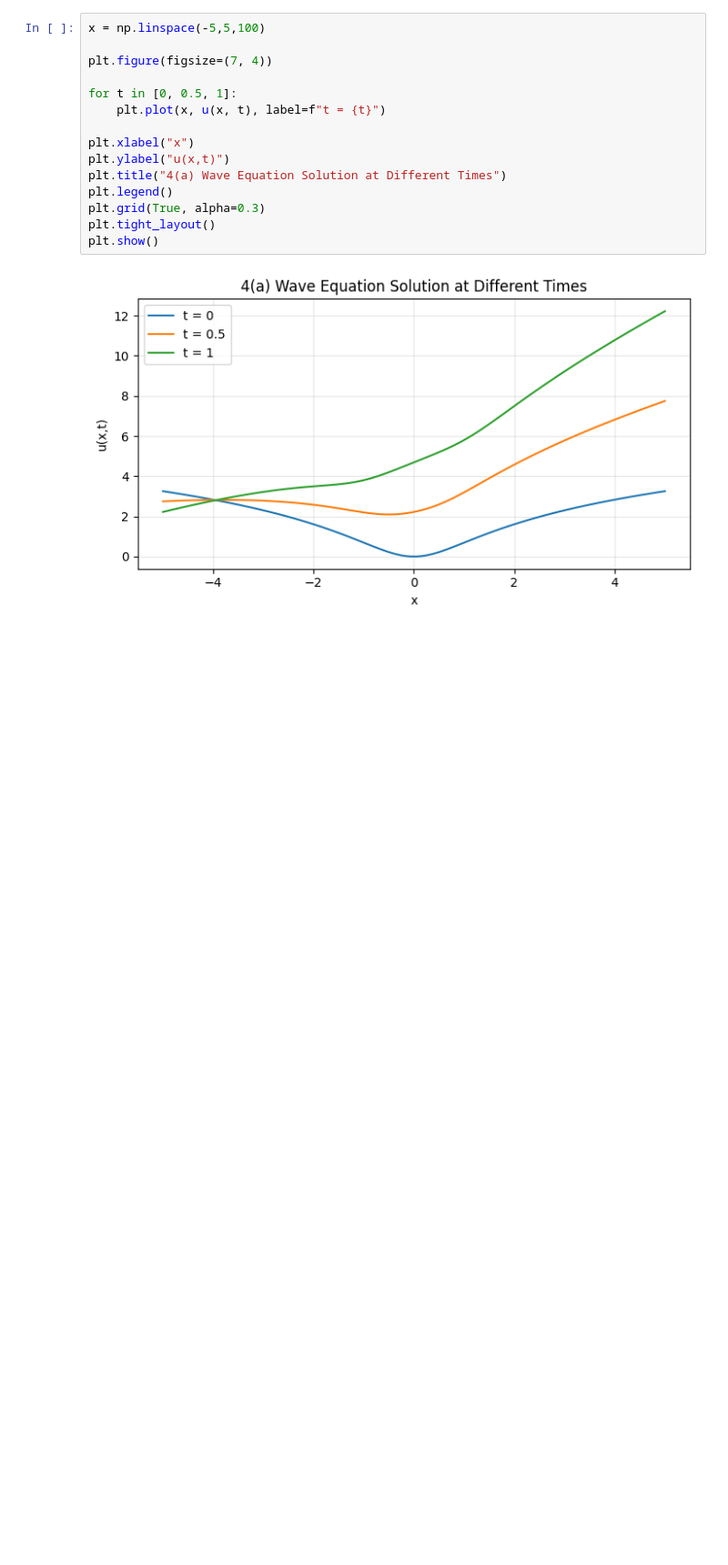
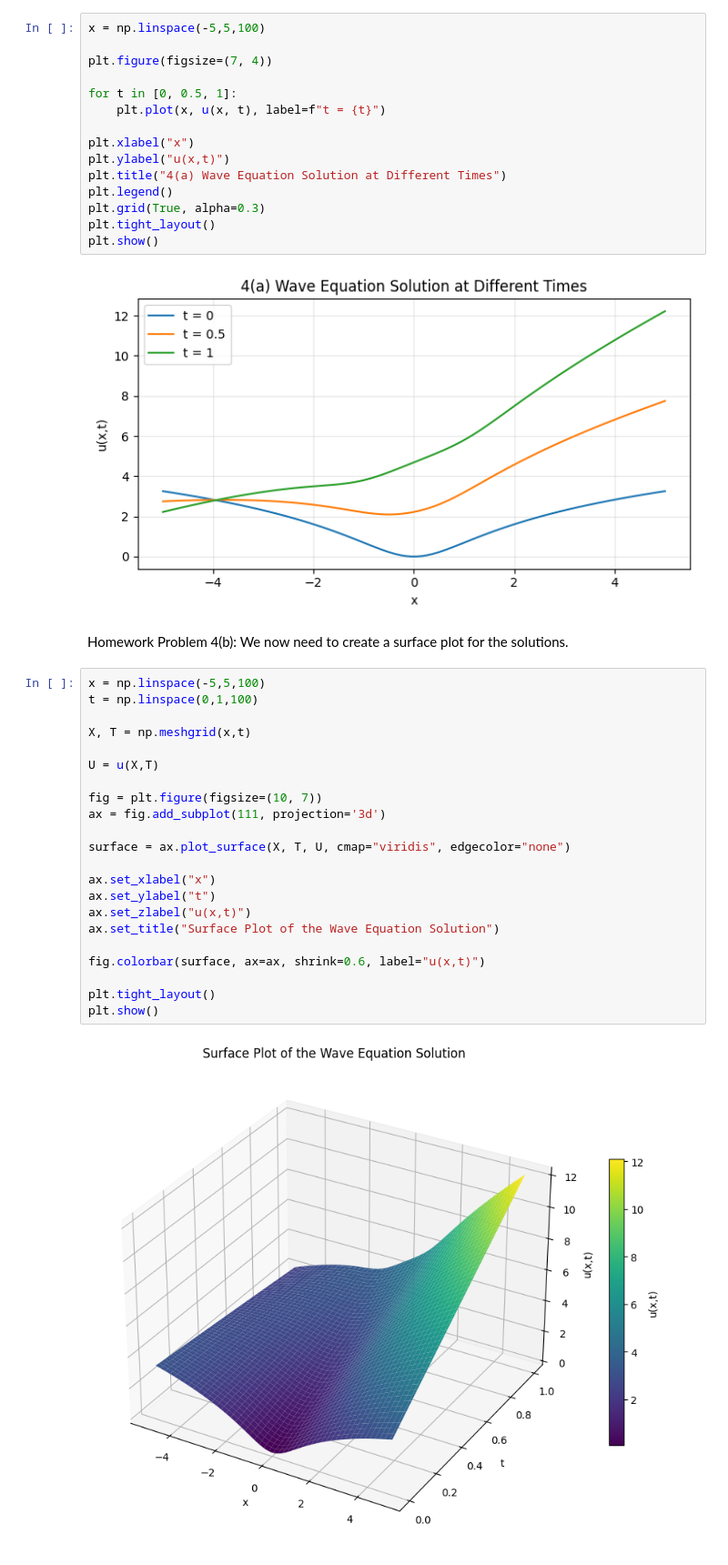
Before and after one commit to maxmartin40/MATH-5440-Code, a Jupyter notebook: Homework1.ipynb, the cells around one changed output. Shown at 91% size. Drawn from its saved outputs; the diff is of its cells as text; blank space fills up the shorter version.

Commit message:
Graph surface plot

```diff
--- a/Homework1.ipynb
+++ b/Homework1.ipynb
@@ -29,3 +29,29 @@ plt.tight_layout()
 plt.show()
 # %% [output]
 [figure]
+# %% [markdown]
+Homework Problem 4(b): We now need to create a surface plot for the solutions.
+# %%
+x = np.linspace(-5,5,100)
+t = np.linspace(0,1,100)
+
+X, T = np.meshgrid(x,t)
+
+U = u(X,T)
+
+fig = plt.figure(figsize=(10, 7))
+ax = fig.add_subplot(111, projection='3d')
+
+surface = ax.plot_surface(X, T, U, cmap="viridis", edgecolor="none")
+
+ax.set_xlabel("x")
+ax.set_ylabel("t")
+ax.set_zlabel("u(x,t)")
+ax.set_title("Surface Plot of the Wave Equation Solution")
+
+fig.colorbar(surface, ax=ax, shrink=0.6, label="u(x,t)")
+
+plt.tight_layout()
+plt.show()
+# %% [output]
+[figure, added]
```
